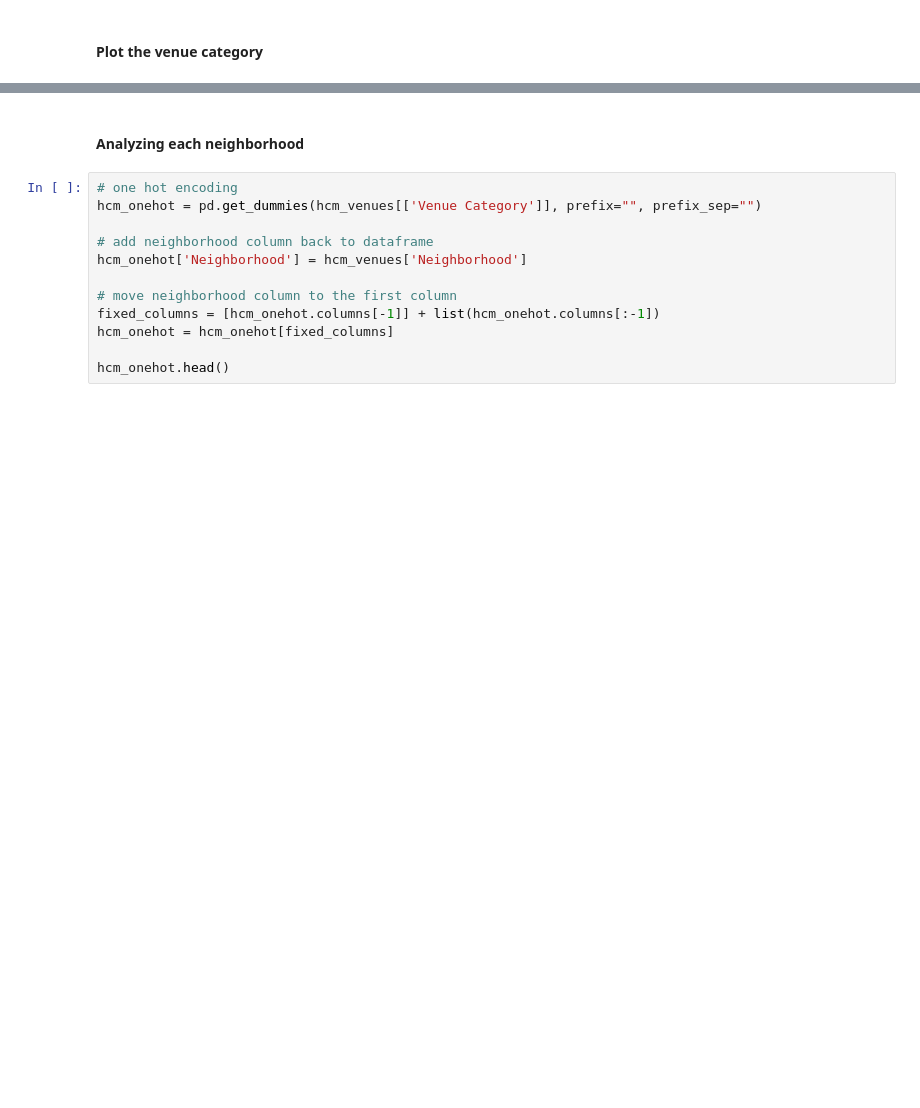
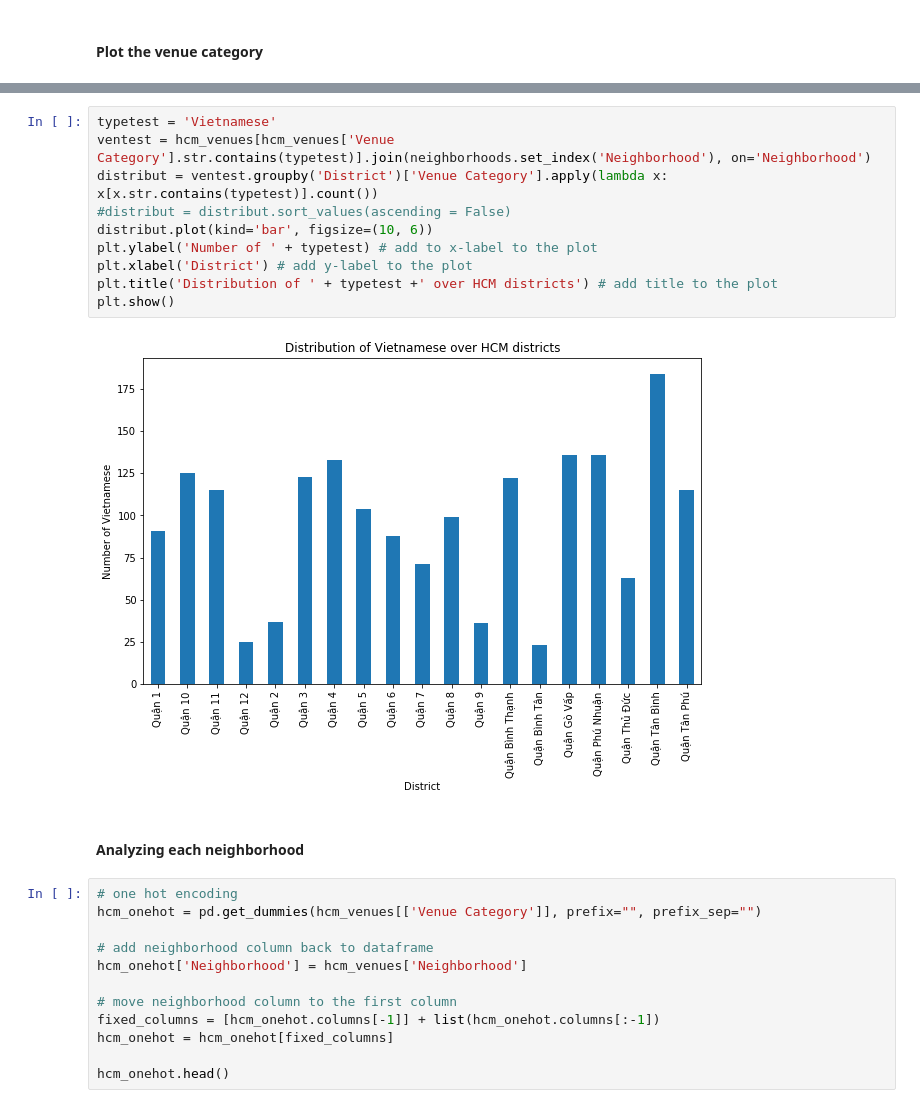
Before and after one commit to Enlin-Ngo/minhngo-capstone, a Jupyter notebook: MinhNgo_Capstone_HCMC.ipynb, the cells around one changed output, grey strips where cells are left out. Drawn from its saved outputs; the diff is of its cells as text; blank space fills up the shorter version.

```diff
--- a/MinhNgo_Capstone_HCMC.ipynb
+++ b/MinhNgo_Capstone_HCMC.ipynb
@@ -364,4 +362,16 @@ plt.show()
 [figure]
+# %%
+typetest = 'Vietnamese'
+ventest = hcm_venues[hcm_venues['Venue Category'].str.contains(typetest)].join(neighborhoods.set_index('Neighborhood'), on='Neighborhood')
+distribut = ventest.groupby('District')['Venue Category'].apply(lambda x: x[x.str.contains(typetest)].count())
+#distribut = distribut.sort_values(ascending = False)
+distribut.plot(kind='bar', figsize=(10, 6))
+plt.ylabel('Number of ' + typetest) # add to x-label to the plot
+plt.xlabel('District') # add y-label to the plot
+plt.title('Distribution of ' + typetest +' over HCM districts') # add title to the plot
+plt.show()
+# %% [output]
+[figure, added]
 # %% [markdown]
 #### Analyzing each neighborhood
 # %%
```
Also changed, not shown: parts of 13 cells of this notebook.
